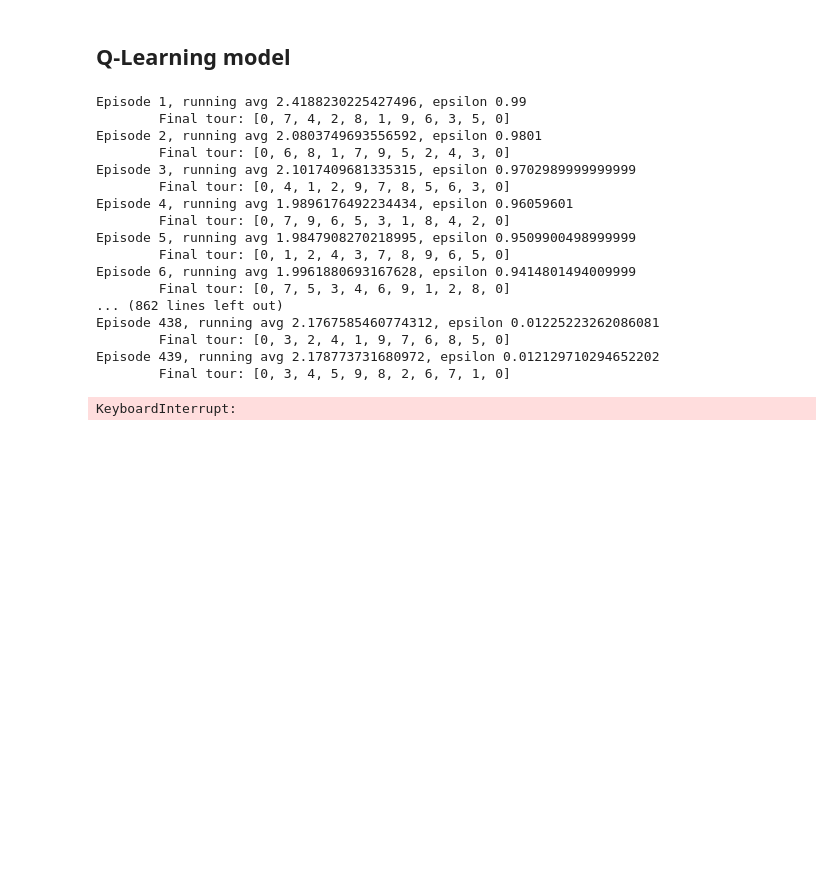
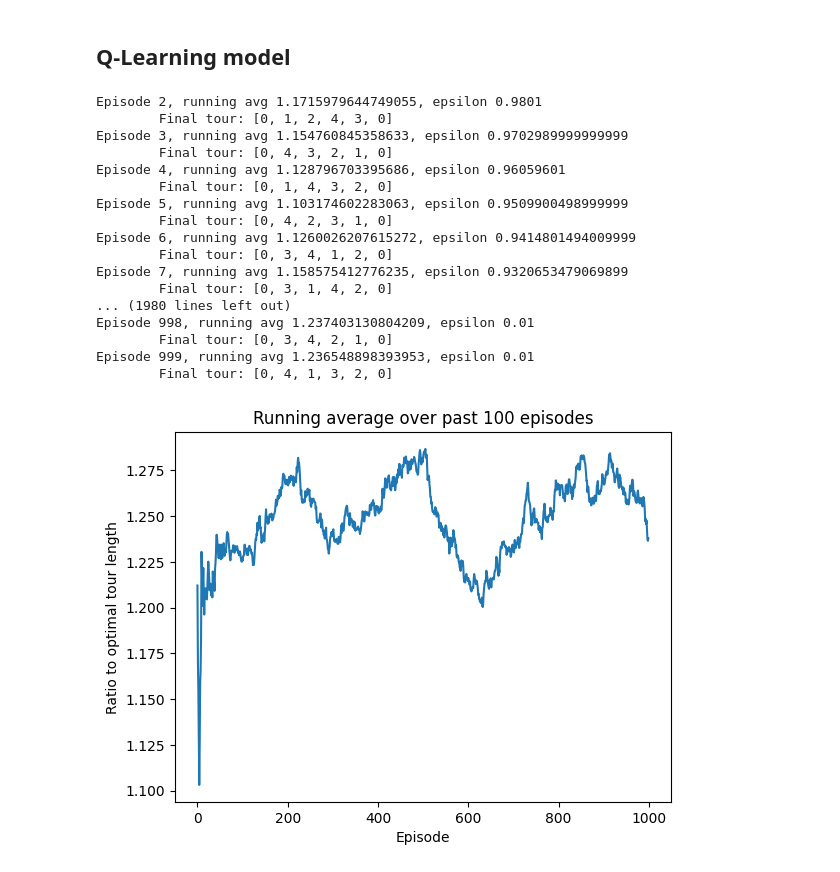
Before and after one commit to yeray142/QML-QGNN, a Jupyter notebook: notebooks/eqc_for_nco.ipynb, the cells around one changed output. Drawn from its saved outputs; the diff is of its cells as text; code cells hidden in the pictures; blank space fills up the shorter version.

```diff
--- a/notebooks/eqc_for_nco.ipynb
+++ b/notebooks/eqc_for_nco.ipynb
@@ -59,8 +59,8 @@ def plot_animation(frames, repeat=False, interval=40):
     return anim
 # %%
 hyperparams = {
-    'n_vars': 10,
-    'episodes': 5000,
+    'n_vars': 5,
+    'episodes': 1000,
     'batch_size': 10,
     'epsilon': 1,
     'epsilon_decay': 0.99,
@@ -73,7 +73,7 @@ hyperparams = {
     'epsilon_schedule': 'fast',
     'memory_length': 10000,
     'num_instances': 100,
-    'data_path': BASE_PATH + 'tsp/tsp_10_train/tsp_10_reduced_train.pickle',
+    'data_path': BASE_PATH + 'tsp/tsp_5_train/tsp_5_reduced_train.pickle',
     'repetitions': 1,
 }
 # %% [markdown]
@@ -277,7 +277,11 @@ class QLearningTsp(QLearning):
 
         self.model = self.generate_eqc_model()
 
-        self.optimizer = Adam(self.model.parameters(), lr=self.learning_rate_in)
+        self.optimizer = Adam(self.model.parameters()) # lr=self.learning_rate_in
+        self.lr_scheduler = lr_scheduler.ExponentialLR(
+            optimizer=self.optimizer,
+            gamma=1. - 2e-5
+        )
         self.loss_fun = MSELoss()
 
         self.data_path = hyperparams.get('data_path')
@@ -369,8 +373,10 @@ class QLearningTsp(QLearning):
                    partial_tour : list[int], edge_weights : dict) -> int:
 
         if np.random.uniform() < self.epsilon:
+            # Explore
             action = random.choice(available_nodes)
         else:
+            # Exploit
             state_tensor = torch.tensor(state_list).unsqueeze(0)
 
             observables, available_nodes = self.get_observables(
@@ -447,30 +453,31 @@ class QLearningTsp(QLearning):
 
         readout_op = self.get_readout_op()
         exp_values_future = self.model(next_states, readout_op)
-        future_rewards = torch.tensor(self.q_vals_from_expectations(
-            partial_tours, edge_weights, exp_values_future), dtype=torch.float32)
+        future_rewards = torch.tensor(
+            self.q_vals_from_expectations(
+                partial_tours, edge_weights, exp_values_future
+            ),
+            dtype=torch.float32
+        )
 
         target_q_values = rewards + (
                 self.gamma * torch.max(future_rewards) * (1.0 - done)
         )
 
-
-        # IMPLICIT TAPE-BASED AD:
-
         # The expectation values estimated by Q for the given actions.
         exp_val_masks = torch.tensor(get_masks_for_actions(edge_weights, partial_tours))
+        self.optimizer.zero_grad()
+
         exp_values = self.model(states, readout_op)
-        q_values_masked = torch.sum(exp_values * exp_val_masks, dim=1)
+        q_values_masked = torch.sum(torch.multiply(exp_values, exp_val_masks), dim=1)
 
         loss = self.loss_fun(target_q_values, q_values_masked)
         loss_val = loss.item()
 
         # Compute gradients
         loss.backward()
-
-        # Update training variables / parameters
         self.optimizer.step()
-        self.optimizer.zero_grad()
+        self.lr_scheduler.step()
 
         return loss_val
 
@@ -592,6 +599,7 @@ class QLearningTsp(QLearning):
                 self.meta['best_tour'] = tour
                 self.meta['best_tour_ix'] = instance_number
 
+            # Take a gradient step
             if len(self.memory) >= self.batch_size:
                 if episode % self.update_after == 0:
                     loss = self.train_step()
@@ -611,48 +619,48 @@ class QLearningTsp(QLearning):
             if len(ratio_history) >= 100:
                 running_avg = np.mean(ratio_history[-100:])
             else:
                 running_avg = np.mean(ratio_history)
 
             running_avgs.append(running_avg)
 
             if len(ratio_history) >= 100 and running_avg <= 1.05:
                 print(f"Environment solved in {episode+1} episodes!")
                 self.meta['env_solved'] = True
                 break
 
         # This is just for visualization purposes.
         plt.plot(running_avgs)
         plt.ylabel("Ratio to optimal tour length")
         plt.xlabel("Episode")
         plt.title("Running average over past 100 episodes")
         plt.show()
 
 
 for i in range(hyperparams.get('repetitions', 1)):
     tsp_multi = QLearningTsp(
         hyperparams=hyperparams,
         path='/save_path/',
     )
 
     tsp_multi.perform_episodes(
         num_instances=hyperparams.get('num_instances')
     )
 # %% [output]
-Episode 1, running avg 2.4188230225427496, epsilon 0.99
-        Final tour: [0, 7, 4, 2, 8, 1, 9, 6, 3, 5, 0]
-Episode 2, running avg 2.0803749693556592, epsilon 0.9801
-        Final tour: [0, 6, 8, 1, 7, 9, 5, 2, 4, 3, 0]
-Episode 3, running avg 2.1017409681335315, epsilon 0.9702989999999999
-        Final tour: [0, 4, 1, 2, 9, 7, 8, 5, 6, 3, 0]
-Episode 4, running avg 1.9896176492234434, epsilon 0.96059601
-        Final tour: [0, 7, 9, 6, 5, 3, 1, 8, 4, 2, 0]
-Episode 5, running avg 1.9847908270218995, epsilon 0.9509900498999999
-        Final tour: [0, 1, 2, 4, 3, 7, 8, 9, 6, 5, 0]
-Episode 6, running avg 1.9961880693167628, epsilon 0.9414801494009999
-        Final tour: [0, 7, 5, 3, 4, 6, 9, 1, 2, 8, 0]
-... (862 lines left out)
-Episode 438, running avg 2.1767585460774312, epsilon 0.01225223262086081
-        Final tour: [0, 3, 2, 4, 1, 9, 7, 6, 8, 5, 0]
-Episode 439, running avg 2.178773731680972, epsilon 0.012129710294652202
-        Final tour: [0, 3, 4, 5, 9, 8, 2, 6, 7, 1, 0]
+Episode 2, running avg 1.1715979644749055, epsilon 0.9801
+        Final tour: [0, 1, 2, 4, 3, 0]
+Episode 3, running avg 1.154760845358633, epsilon 0.9702989999999999
+        Final tour: [0, 4, 3, 2, 1, 0]
+Episode 4, running avg 1.128796703395686, epsilon 0.96059601
+        Final tour: [0, 1, 4, 3, 2, 0]
+Episode 5, running avg 1.103174602283063, epsilon 0.9509900498999999
+        Final tour: [0, 4, 2, 3, 1, 0]
+Episode 6, running avg 1.1260026207615272, epsilon 0.9414801494009999
+        Final tour: [0, 3, 4, 1, 2, 0]
+Episode 7, running avg 1.158575412776235, epsilon 0.9320653479069899
+        Final tour: [0, 3, 1, 4, 2, 0]
+... (1980 lines left out)
+Episode 998, running avg 1.237403130804209, epsilon 0.01
+        Final tour: [0, 3, 4, 2, 1, 0]
+Episode 999, running avg 1.236548898393953, epsilon 0.01
+        Final tour: [0, 4, 1, 3, 2, 0]
-KeyboardInterrupt:
+[figure, added]
```
